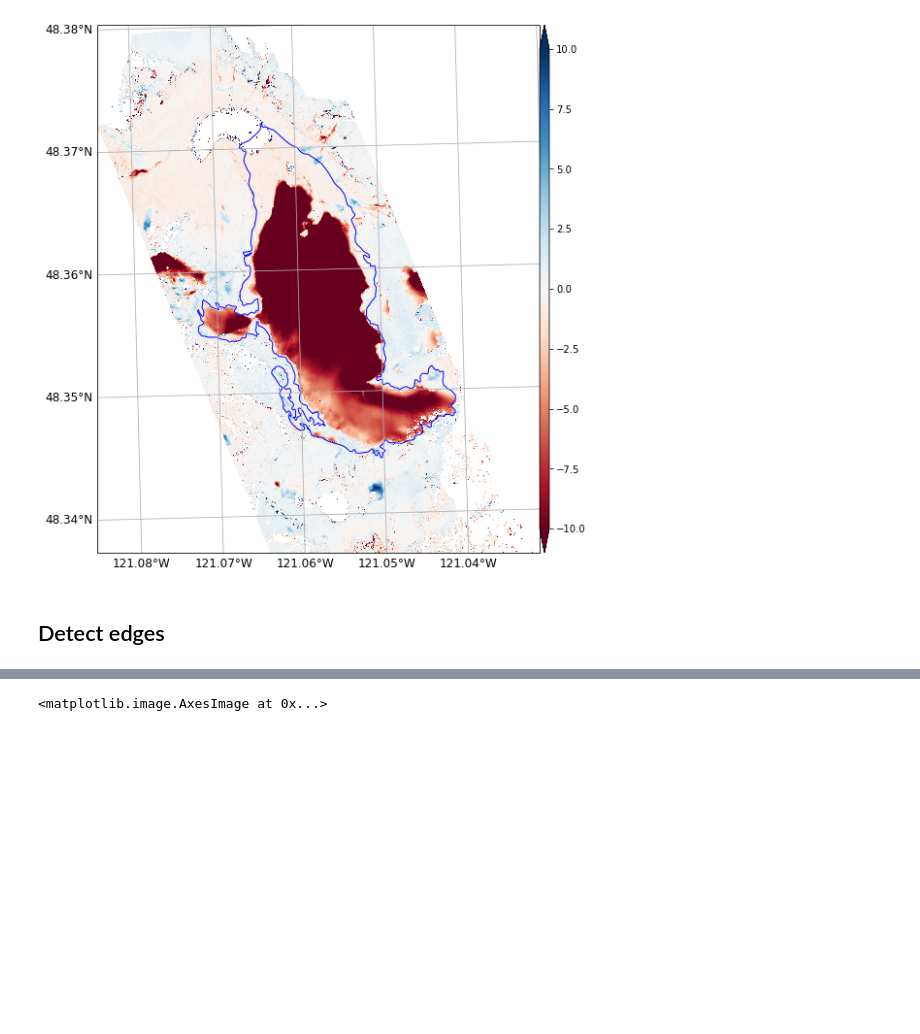
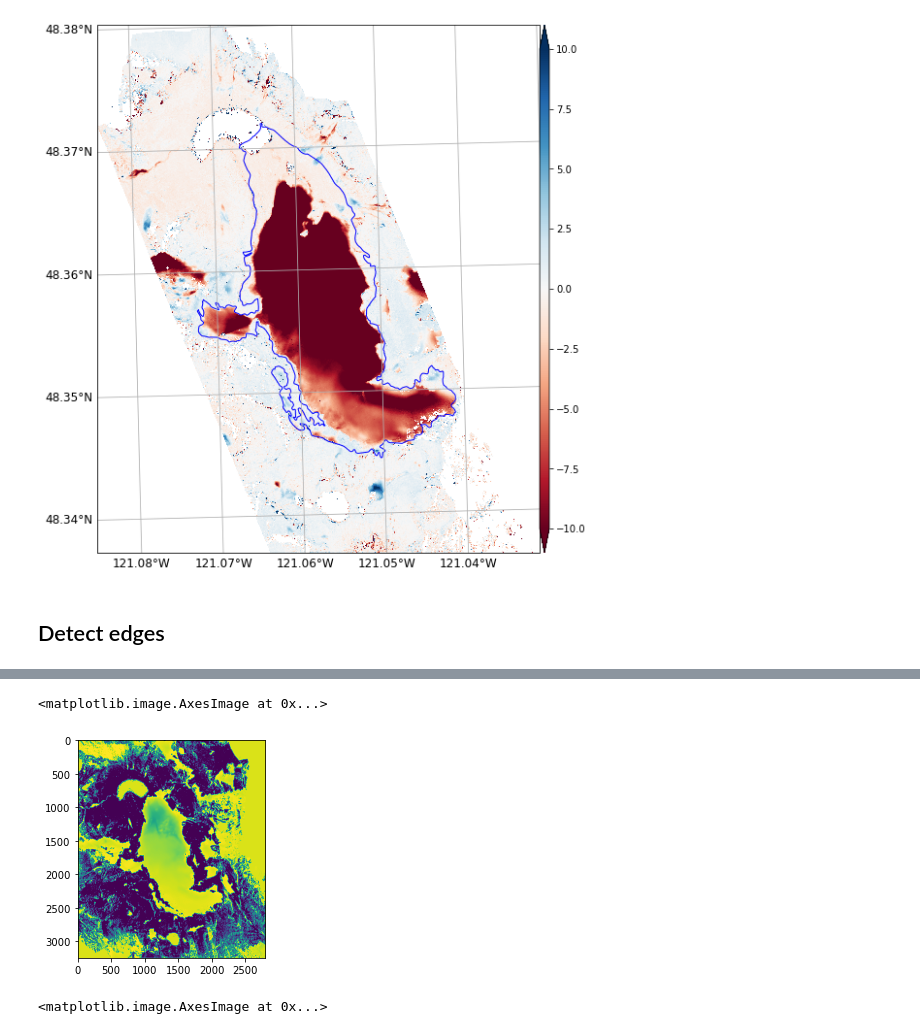
Before and after one commit to friedrichknuth/glacierpoly, a Jupyter notebook: notebooks/plotting.ipynb, the cells around one changed output, grey strips where cells are left out. Cells and saved outputs as stored; diff of their text form; code cells hidden in the pictures; blank space fills up the shorter version.

```diff
--- a/notebooks/plotting.ipynb
+++ b/notebooks/plotting.ipynb
@@ -49,6 +89,11 @@ source = rasterio.open(diffs[0],masked=True)
 array = source.read(1)
 array = np.uint8(array)
 canny = cv2.Canny(array,50,150)
+# %%
+plt.imshow(array)
+# %% [output]
+<matplotlib.image.AxesImage at 0x...>
+[figure, added]
 # %%
 fig,ax = plt.subplots(figsize=(10,10))
 ax.imshow(canny)
```
Also changed, not shown: parts of 8 cells of this notebook.
